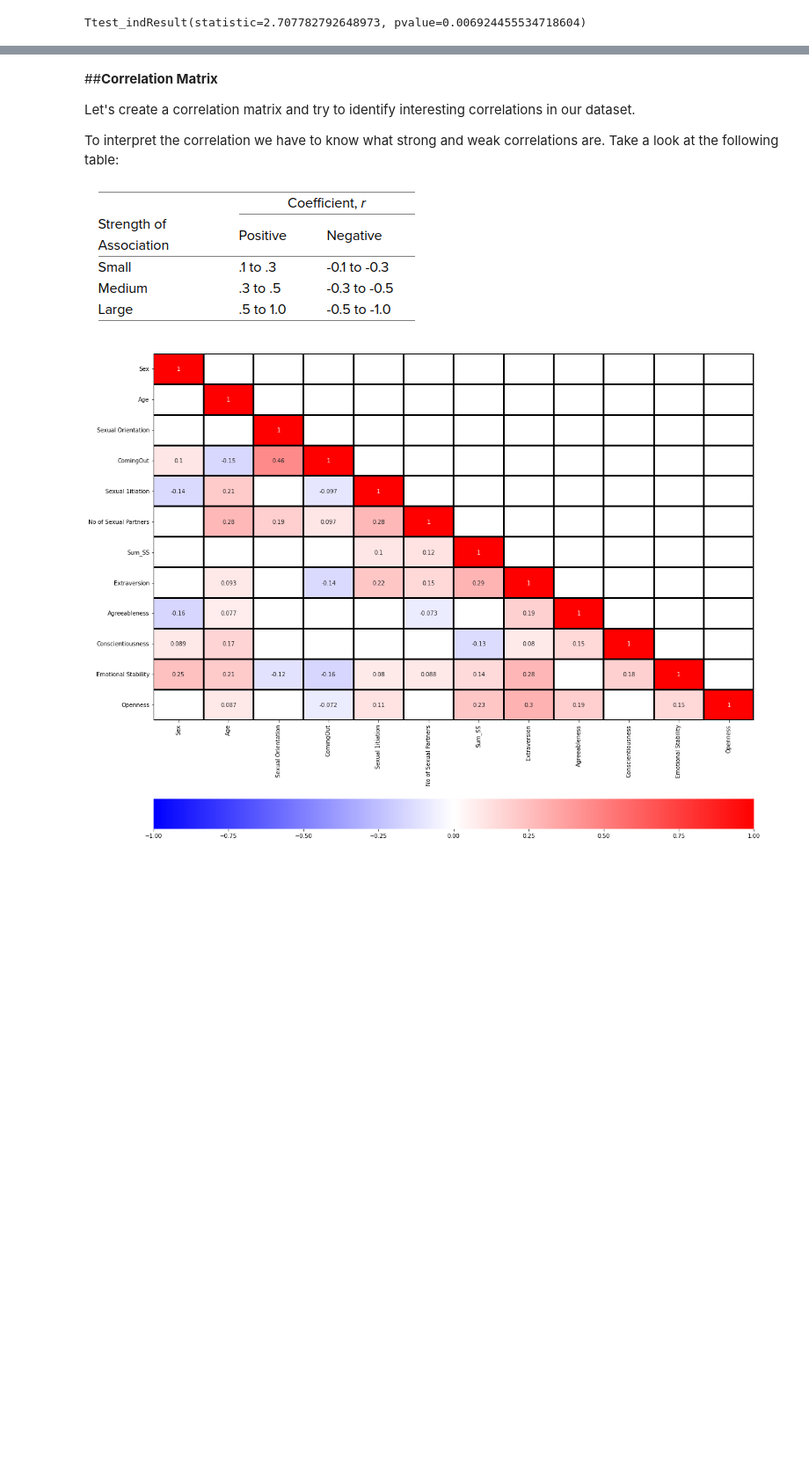
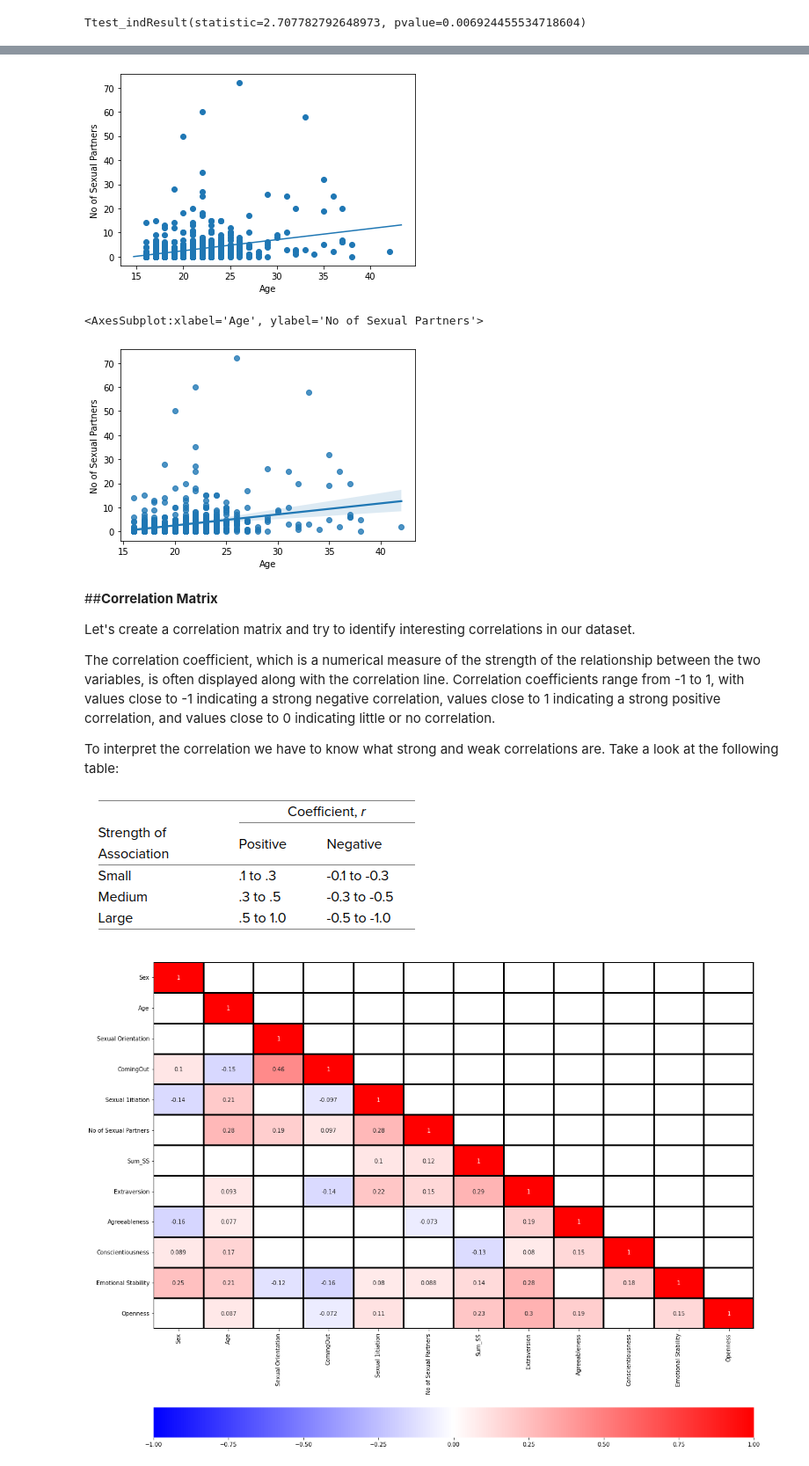
Before and after one commit to DrAdamRoe/prob-stats-class, a Jupyter notebook: Week04/Week4.ipynb, the cells around one changed output, grey strips where cells are left out. Shown at 88% size. Drawn from its saved outputs; the diff is of its cells as text; code cells hidden in the pictures; blank space fills up the shorter version.

Commit message:
Added Section: Scatter Plots

```diff
--- a/Week04/Week4.ipynb
+++ b/Week04/Week4.ipynb
@@ -127,3 +139,26 @@ Ttest_indResult(statistic=2.707782792648973, pvalue=0.006924455534718604)
+# %%
+#Method 1
+var1 = df1['Age']
+var2 =  df1['No of Sexual Partners']
+
+plt.scatter(var1, var2)
+plt.ylabel("No of Sexual Partners")
+plt.xlabel("Age")
+
+#create the correlation line
+axes = plt.gca()
+m, b = np.polyfit(var1, var2, 1)
+X_plot = np.linspace(axes.get_xlim()[0],axes.get_xlim()[1],100)
+plt.plot(X_plot, m*X_plot + b, '-')
+
+plt.show()
+
+#Method 2
+sns.regplot(var1, var2)
+# %% [output]
+[figure, added]
+<AxesSubplot:xlabel='Age', ylabel='No of Sexual Partners'>
+[figure, added]
 # %% [markdown]
 <div class="markdown-google-sans">
 
@@ -132,6 +167,8 @@ Ttest_indResult(statistic=2.707782792648973, pvalue=0.006924455534718604)
 
 Let's create a correlation matrix and try to identify interesting correlations in our dataset.
 
+The correlation coefficient, which is a numerical measure of the strength of the relationship between the two variables, is often displayed along with the correlation line. Correlation coefficients range from -1 to 1, with values close to -1 indicating a strong negative correlation, values close to 1 indicating a strong positive correlation, and values close to 0 indicating little or no correlation.
+
 To interpret the correlation we have to know what strong and weak correlations are. Take a look at the following table:
 
 ![image.png](embedded-picture-1)
```
Also changed, not shown: parts of 1 cell of this notebook.
